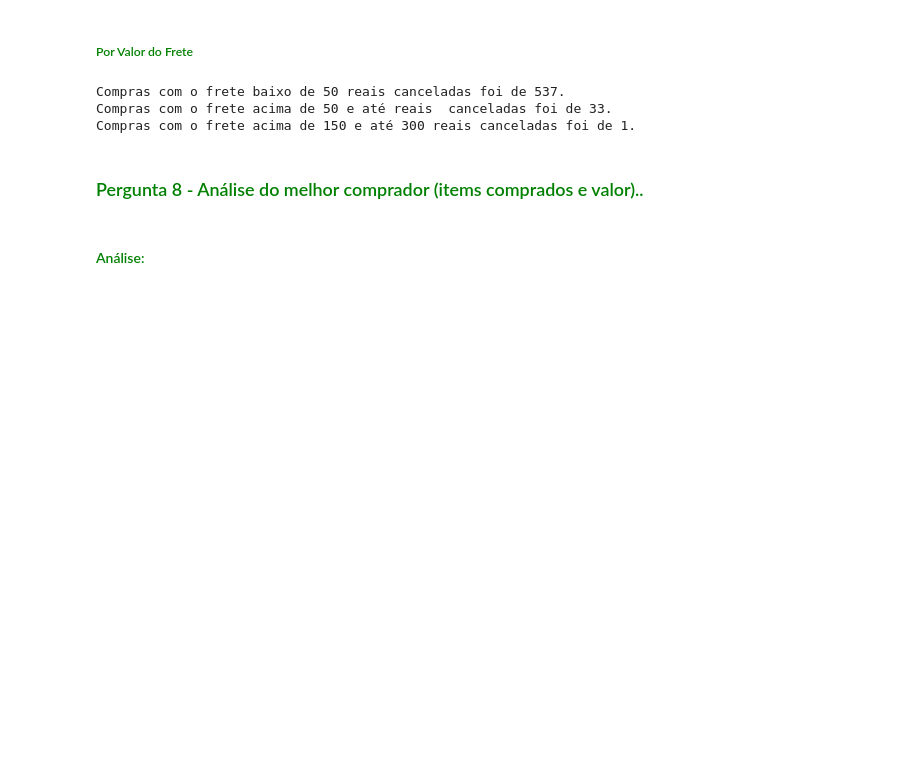
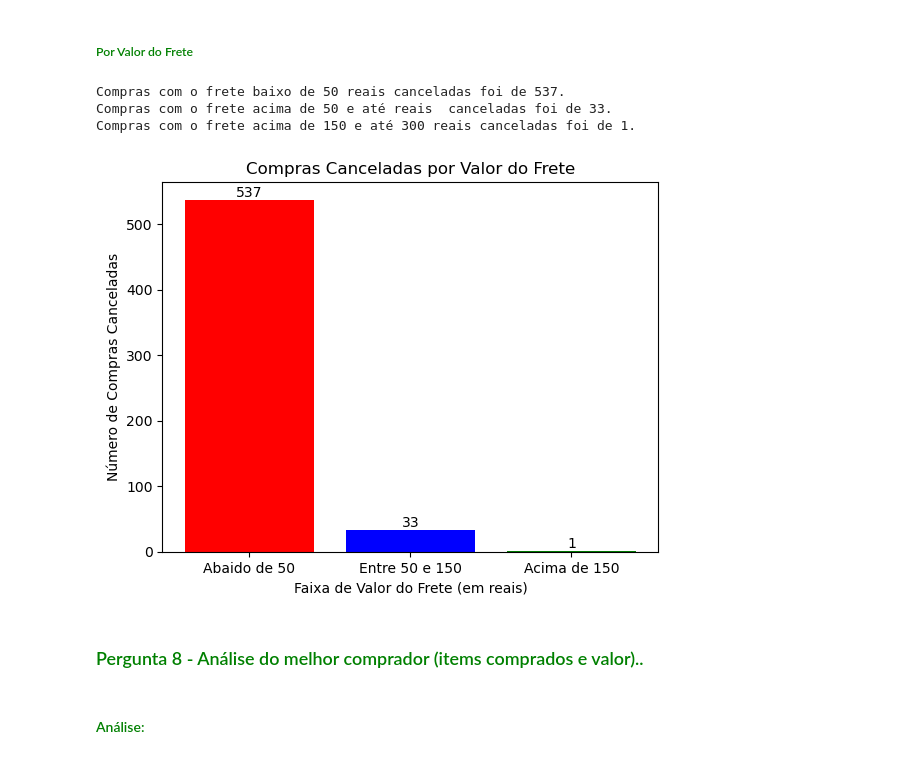
Before and after one commit to RenandeFraga/ProjetoPandasADA, a Jupyter notebook: Projeto_ADA_Modulo_4.ipynb, the cells around one changed output. Saved outputs shown, nothing was run; the diff lists cells and outputs as text; code cells hidden in the pictures; blank space fills up the shorter version.

```diff
--- a/Projeto_ADA_Modulo_4.ipynb
+++ b/Projeto_ADA_Modulo_4.ipynb
@@ -1140,6 +1155,19 @@ print(f'Compras com o frete acima de 150 e até 300 reais canceladas foi de {sta
 Compras com o frete baixo de 50 reais canceladas foi de 537.
 Compras com o frete acima de 50 e até reais  canceladas foi de 33.
 Compras com o frete acima de 150 e até 300 reais canceladas foi de 1.
+# %%
+quantidades_frete = [status_cancelado5[0], status_cancelado6[0], status_cancelado7[0]]
+valores = ['Abaido de 50', 'Entre 50 e 150', 'Acima de 150']
+cores = ['red', 'blue', 'green']
+plt.bar(valores, quantidades_frete, color=cores)
+for i, v in enumerate(quantidades_frete):
+    plt.text(i, v + 0.1, str(v), ha='center', va='bottom')
+plt.xlabel('Faixa de Valor do Frete (em reais)')
+plt.ylabel('Número de Compras Canceladas')
+plt.title('Compras Canceladas por Valor do Frete')
+plt.show()
+# %% [output]
+[figure, added]
 # %% [markdown]
 <h3 style='color:green'> Pergunta 8 - Análise do melhor comprador (items comprados e valor).. </h3>
 # %% [markdown]
```
Also changed, not shown: parts of 3 cells of this notebook.
